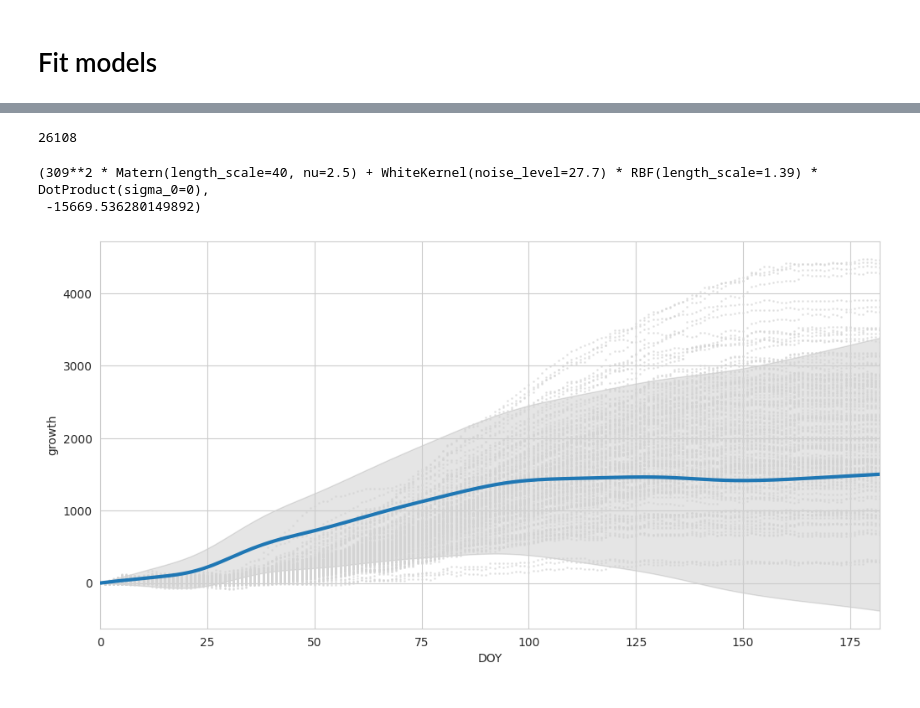
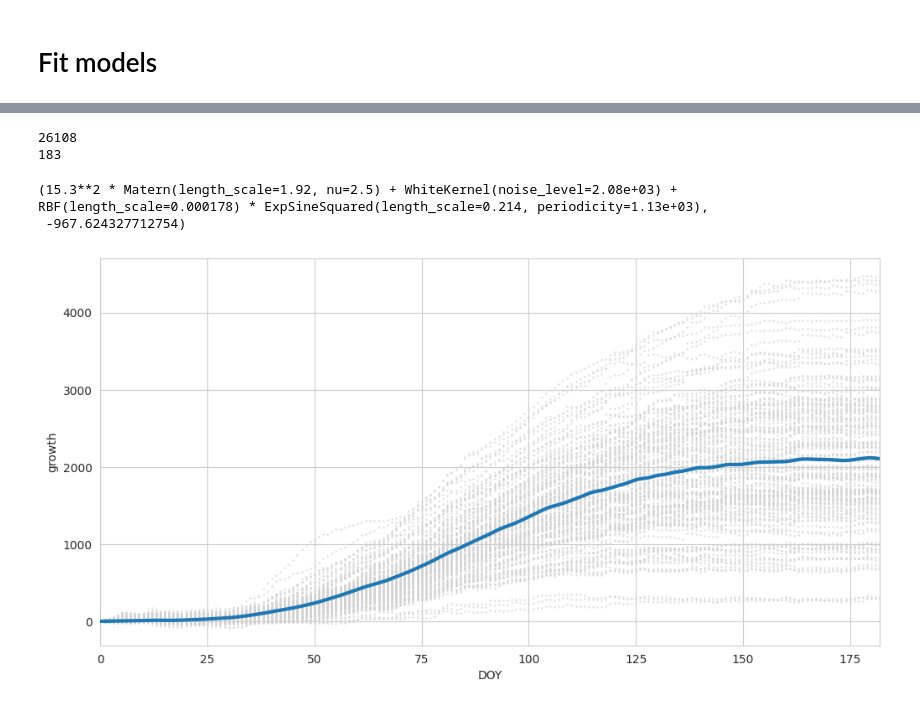
Before and after one commit to ItsNiklas/sparse-gaussian-processes, a Jupyter notebook: Dendro.ipynb, the cells around one changed output, grey strips where cells are left out. Cells and saved outputs as stored; diff of their text form; code cells hidden in the pictures.

```diff
--- a/Dendro.ipynb
+++ b/Dendro.ipynb
@@ -62,65 +63,67 @@ OptStep(params=Array([1.6296090e+03, 1.0778254e-02, 3.4586203e+00], dtype=float3
 # %%
-
 p = 1
 
 rng = np.random.default_rng()
-train_idx = np.sort(rng.integers(0, len(dendro_beech), int(p * len(dendro_beech))))
+train_idx = np.sort(rng.integers(0, len(dendro_spcs), int(p * len(dendro_spcs))))
 print(len(train_idx))
-dendro_beech_sample = dendro_beech.sort_values("DOY", ignore_index=True).loc[train_idx]
+dendro_spcs_sample = dendro_spcs.sort_values("DOY", ignore_index=True).loc[train_idx]
 
-X_train = dendro_beech_sample.DOY.array.reshape(-1, 1)
-y_train = dendro_beech_sample.growth.array
-
+X_train = dendro_spcs_sample.groupby("DOY", as_index = False).mean(numeric_only=True).DOY.array.reshape(-1, 1)
+y_train = dendro_spcs_sample.groupby("DOY", as_index = False).mean(numeric_only=True).growth.array
+print(len(y_train))
 mean_prior = weibull(X_train)
 y_train -= mean_prior
+
+# plt.scatter(X_train, y_train)
 # %% [output]
 26108
+183
 # %%
-kernel_ = ConstantKernel(309**2) * Matern(40, nu = 5/2) + WhiteKernel(27.7) * RBF(1.18**2) * DotProduct(0, "fixed")
+kernel_ = ConstantKernel(15**2) * Matern(2, nu = 5/2) + WhiteKernel(0.7) + RBF() * ExpSineSquared()
 gp_model = gaussian_process.GaussianProcessRegressor(
     kernel=kernel_,
-    n_restarts_optimizer=15,
+    n_restarts_optimizer=100,
     #normalize_y=True,
-    optimizer=None
+    #optimizer=None
 )
 
 gp_model.fit(X_train, y_train)
 gp_model.kernel_, gp_model.log_marginal_likelihood_value_
 # %% [output]
-(309**2 * Matern(length_scale=40, nu=2.5) + WhiteKernel(noise_level=27.7) * RBF(length_scale=1.39) * DotProduct(sigma_0=0),
- -15669.536280149892)
+(15.3**2 * Matern(length_scale=1.92, nu=2.5) + WhiteKernel(noise_level=2.08e+03) + RBF(length_scale=0.000178) * ExpSineSquared(length_scale=0.214, periodicity=1.13e+03),
+ -967.624327712754)
 # %%
 plt.figure(figsize=(12, 6))
-X_test = np.linspace(0, dendro_beech.DOY.max(), 500).reshape(-1, 1)
+X_test = np.linspace(0, dendro_spcs.DOY.max(), 5000).reshape(-1, 1)
 
 #print(gp_model.kernel_)
 mean_pred, std_pred = gp_model.predict(X_test, True)
-y_samples = gp_model.sample_y(X_test, 1)
+#y_samples = gp_model.sample_y(X_test, 1)
 
 mean_pred += weibull(X_test)
 plt.plot(
     X_test, mean_pred, lw=3, zorder=10
 )
-# sns.lineplot(data=dendro_beech, x="DOY", y="growth", units="dendroNr", lw=0.8, estimator=None, c="lightgray", alpha=0.3,
+
+# sns.lineplot(data=dendro_spcs, x="DOY", y="growth", units="dendroNr", lw=0.8, estimator=None, c="lightgray", alpha=0.3,
 #              zorder=-3
 #              )
-plt.scatter(dendro_beech.DOY, dendro_beech.growth# - weibull(dendro_beech.DOY)
-            ,c ="lightgray", alpha=0.5, s = 1)
-plt.fill_between(
-    X_test.ravel(),
-    mean_pred - 1.96 * std_pred,
-    mean_pred + 1.96 * std_pred,
-    color="k", alpha=.1, zorder=0,
-)
+plt.scatter(dendro_spcs.DOY, dendro_spcs.growth,c ="lightgray", alpha=0.5, s = 1)
+# plt.fill_between(
+#     X_test.ravel(),
+#     mean_pred - 1.96 * std_pred,
+#     mean_pred + 1.96 * std_pred,
+#     color="k", alpha=.1, zorder=0,
+# )
 # for idx, single_prior in enumerate(y_samples.T):
 #     plt.plot(
-#         X_test, single_prior
+#         X_test, single_prior + weibull(X_test)
 #         , alpha=.4, lw=1, linestyle="dashed"
 #     )
+#plt.plot(X_train, y_train + weibull(X_train), c = "r")
 plt.xlabel("DOY")
 plt.ylabel("growth")
-plt.xlim(0, dendro_beech.DOY.max())
-#plt.ylim(min(mean_pred)*2, max(mean_pred)*2)
+plt.xlim(0, dendro_spcs.DOY.max())
 plt.show()
 # %% [output]
-[figure, old version]
+[figure, new version]
```
Also changed, not shown: parts of 1 cell of this notebook.
